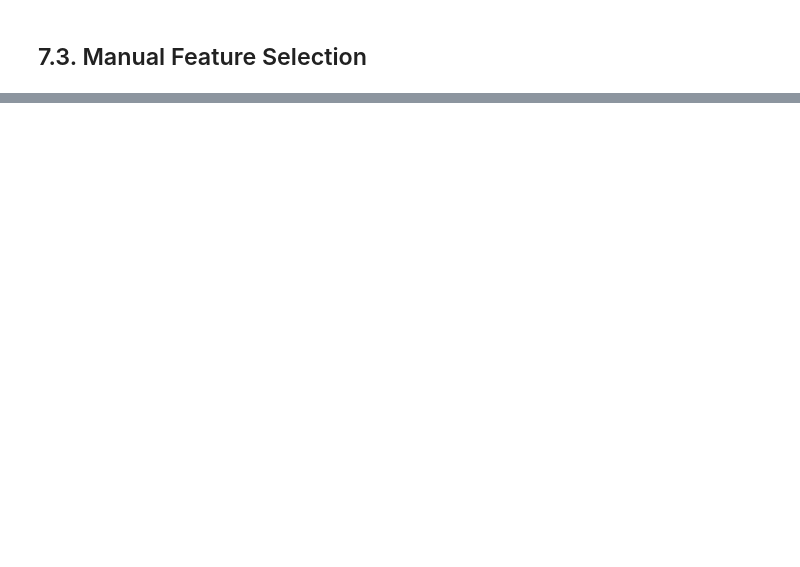
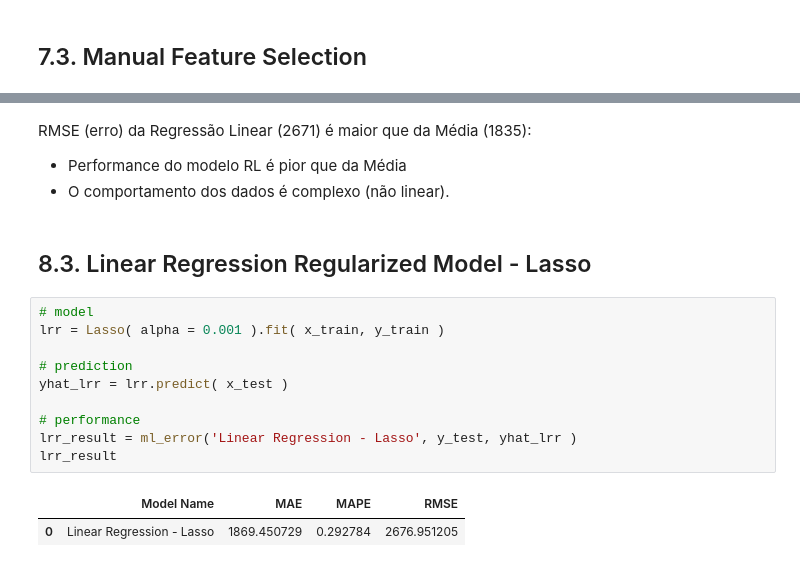
Before and after one commit to rvieira94/cds_03_ds_em_producao, a Jupyter notebook: ds_producao.ipynb, the cells around one changed output, grey strips where cells are left out. Saved outputs shown, nothing was run; the diff lists cells and outputs as text; blank space fills up the shorter version.

```diff
--- a/ds_producao.ipynb
+++ b/ds_producao.ipynb
@@ -1056,0 +1038,19 @@ cols_selected_boruta
+# %% [markdown]
+RMSE (erro) da Regressão Linear (2671) é maior que da Média (1835):
+- Performance do modelo RL é pior que da Média
+- O comportamento dos dados é complexo (não linear).
+# %% [markdown]
+## 8.3. Linear Regression Regularized Model - Lasso
+# %%
+# model
+lrr = Lasso( alpha = 0.001 ).fit( x_train, y_train )
+
+# prediction
+yhat_lrr = lrr.predict( x_test )
+
+# performance
+lrr_result = ml_error('Linear Regression - Lasso', y_test, yhat_lrr )
+lrr_result
+# %% [output]
+|  | Model Name | MAE | MAPE | RMSE |
+| 0 | Linear Regression - Lasso | 1869.450729 | 0.292784 | 2676.951205 |
```
Also changed, not shown: parts of 20 cells of this notebook.
